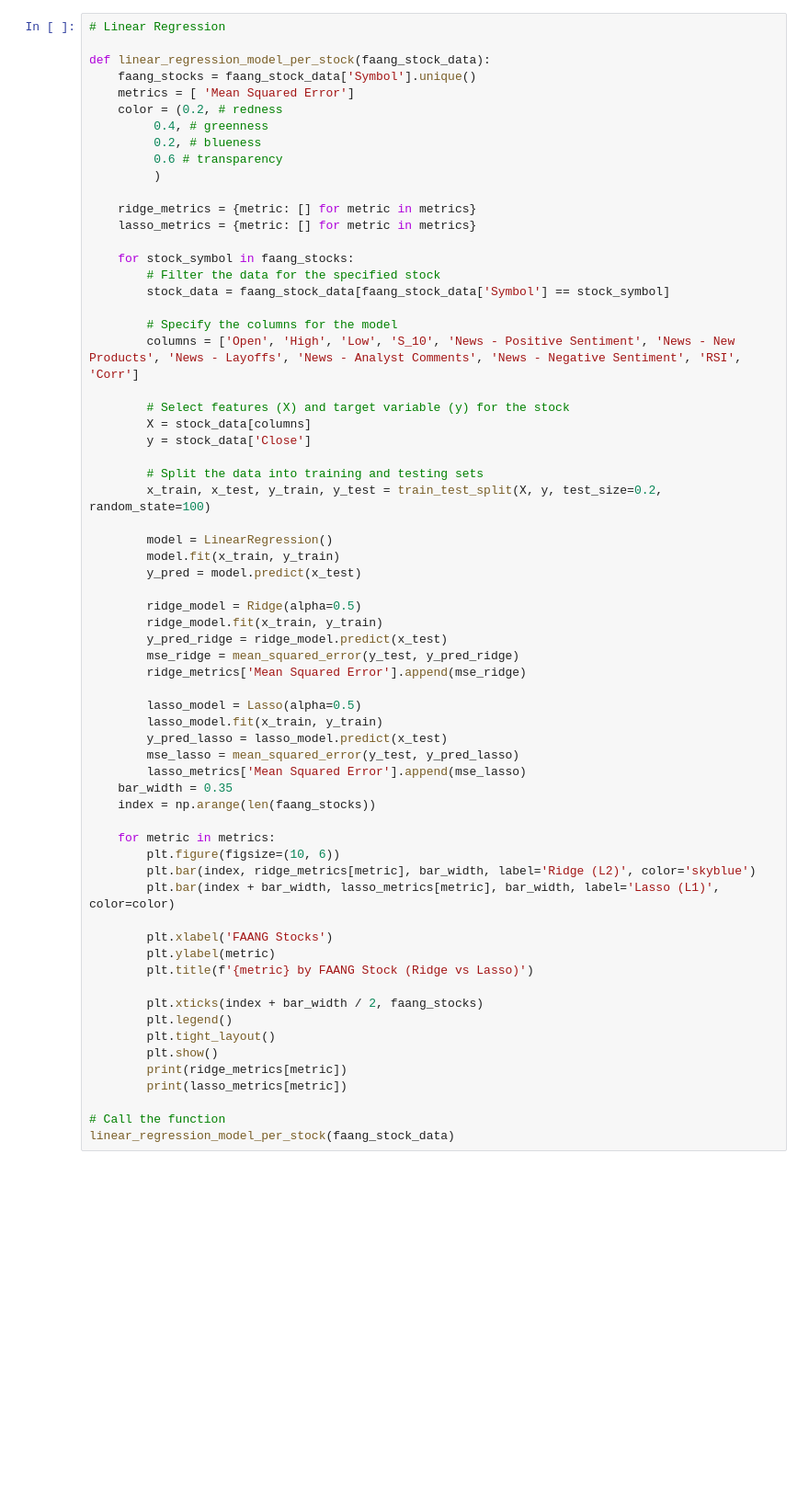
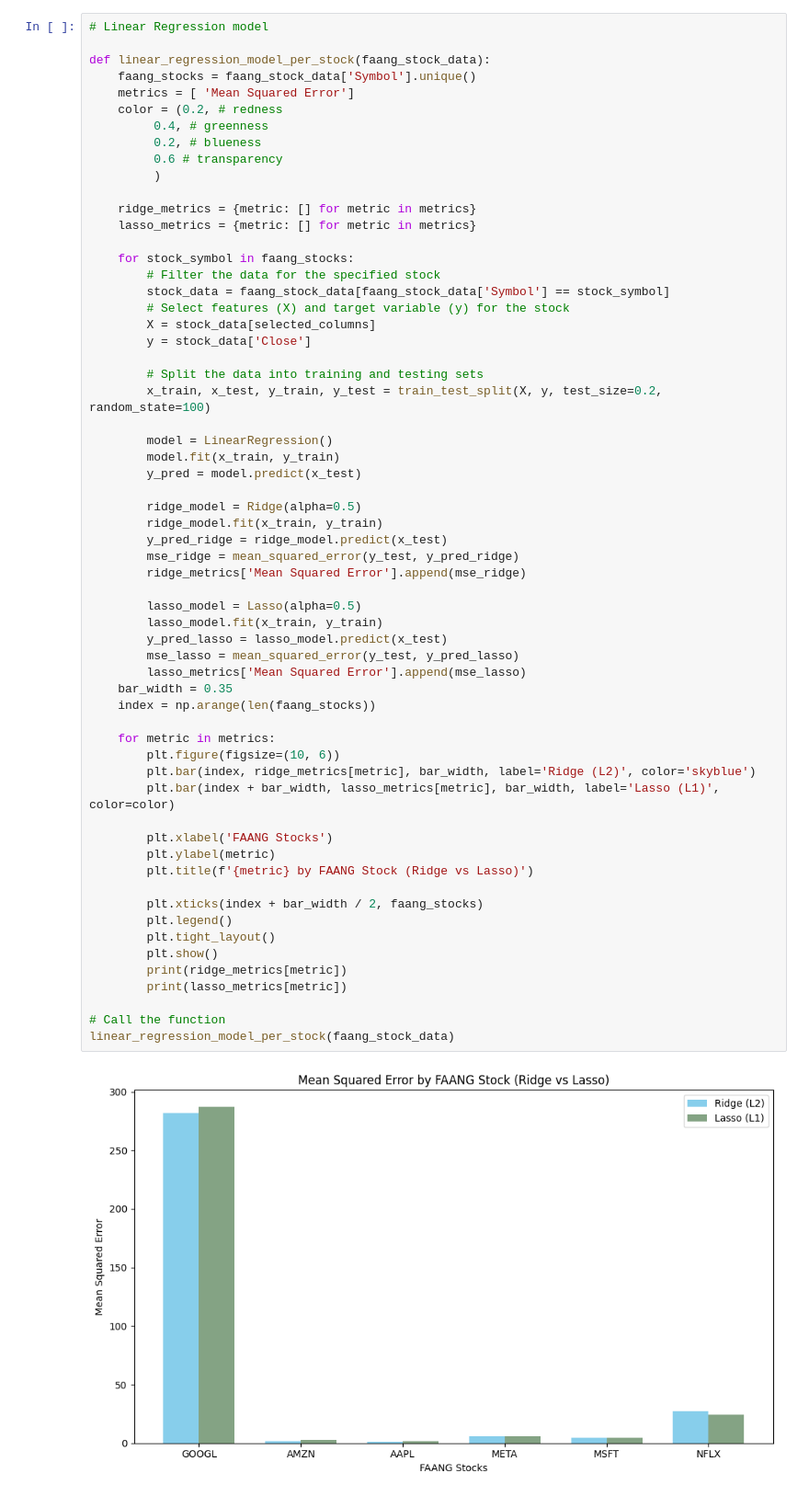
Before and after one commit to Oleighton/FAANGStockMarketPrediction, a Jupyter notebook: main.ipynb, the cells around one changed output. Shown at 92% size. Drawn from its saved outputs; the diff is of its cells as text; blank space fills up the shorter version.

```diff
--- a/main.ipynb
+++ b/main.ipynb
@@ -204,7 +206,7 @@ See the caveats in the documentation: https://pandas.pydata.org/pandas-docs/stab
 [figure]
 ... (4 outputs left out)
 # %%
-# Linear Regression
+# Linear Regression model
 
 def linear_regression_model_per_stock(faang_stock_data):
     faang_stocks = faang_stock_data['Symbol'].unique()
@@ -221,12 +223,8 @@ def linear_regression_model_per_stock(faang_stock_data):
     for stock_symbol in faang_stocks:
         # Filter the data for the specified stock
         stock_data = faang_stock_data[faang_stock_data['Symbol'] == stock_symbol]
-
-        # Specify the columns for the model
-        columns = ['Open', 'High', 'Low', 'S_10', 'News - Positive Sentiment', 'News - New Products', 'News - Layoffs', 'News - Analyst Comments', 'News - Negative Sentiment', 'RSI', 'Corr']
-
         # Select features (X) and target variable (y) for the stock
-        X = stock_data[columns]
+        X = stock_data[selected_columns]
         y = stock_data['Close']
 
         # Split the data into training and testing sets
@@ -241,30 +239,32 @@ def linear_regression_model_per_stock(faang_stock_data):
         y_pred_ridge = ridge_model.predict(x_test)
         mse_ridge = mean_squared_error(y_test, y_pred_ridge)
         ridge_metrics['Mean Squared Error'].append(mse_ridge)
 
         lasso_model = Lasso(alpha=0.5)
         lasso_model.fit(x_train, y_train)
         y_pred_lasso = lasso_model.predict(x_test)
         mse_lasso = mean_squared_error(y_test, y_pred_lasso)
         lasso_metrics['Mean Squared Error'].append(mse_lasso)
     bar_width = 0.35
     index = np.arange(len(faang_stocks))
 
     for metric in metrics:
         plt.figure(figsize=(10, 6))
         plt.bar(index, ridge_metrics[metric], bar_width, label='Ridge (L2)', color='skyblue')
         plt.bar(index + bar_width, lasso_metrics[metric], bar_width, label='Lasso (L1)', color=color)
 
         plt.xlabel('FAANG Stocks')
         plt.ylabel(metric)
         plt.title(f'{metric} by FAANG Stock (Ridge vs Lasso)')
 
         plt.xticks(index + bar_width / 2, faang_stocks)
         plt.legend()
         plt.tight_layout()
         plt.show()
         print(ridge_metrics[metric])
         print(lasso_metrics[metric])
 
 # Call the function
 linear_regression_model_per_stock(faang_stock_data)
+# %% [output]
+[figure, added]
```
Also changed, not shown: parts of 5 cells of this notebook, 3 other files.
